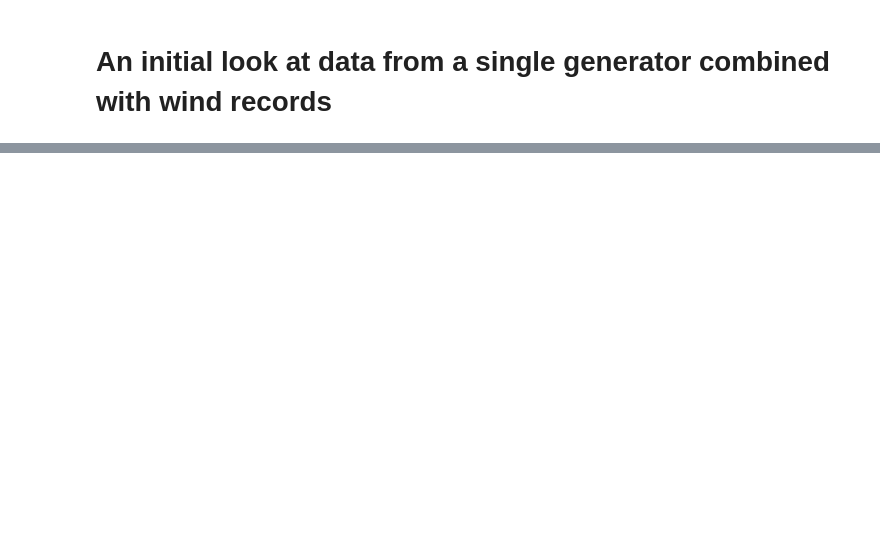
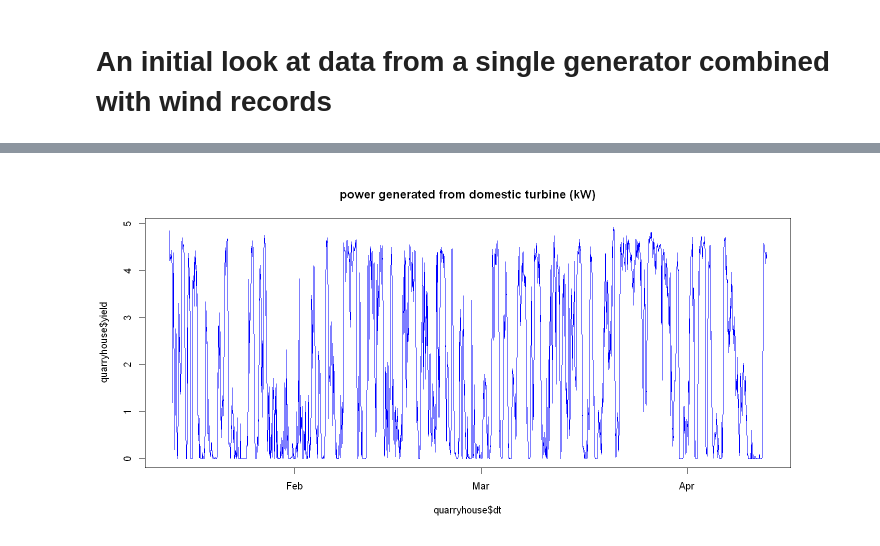
Before and after one commit to srendall91/orkney-electricity, a Jupyter notebook: quarryhouse_weather_combine/quarryhouse.ipynb, the cells around one changed output, grey strips where cells are left out. Cells and saved outputs as stored; diff of their text form; code cells hidden in the pictures; blank space fills up the shorter version.

```diff
--- a/quarryhouse_weather_combine/quarryhouse.ipynb
+++ b/quarryhouse_weather_combine/quarryhouse.ipynb
@@ -27 +32,7 @@ plot(quarryhouse$dt, quarryhouse$yield, main="power generated from domestic turb
+# %%
+plot(quarryhouse$dt, quarryhouse$yield,
+     main="power generated from domestic turbine (kW)",
+     type="l",col = "blue")
+# %% [output]
+[figure, added]
 # %%
```
Also changed, not shown: parts of 14 cells of this notebook.
